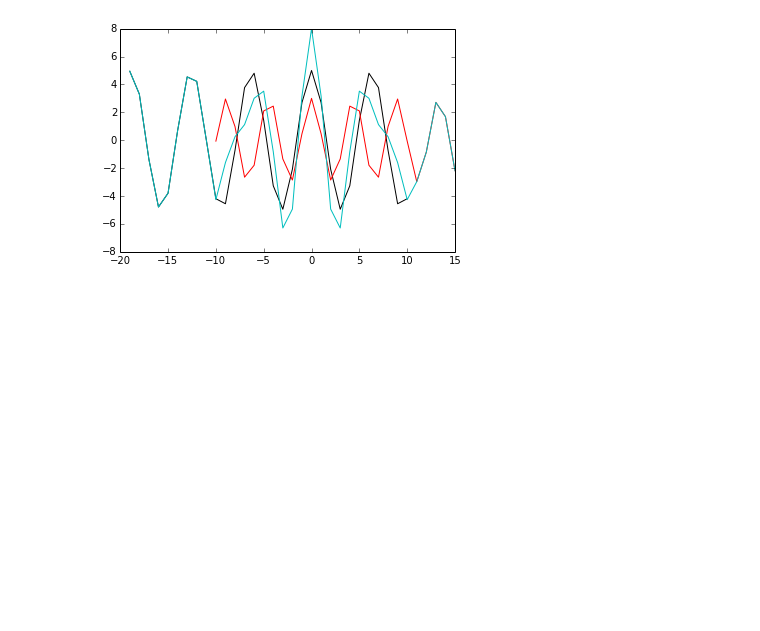
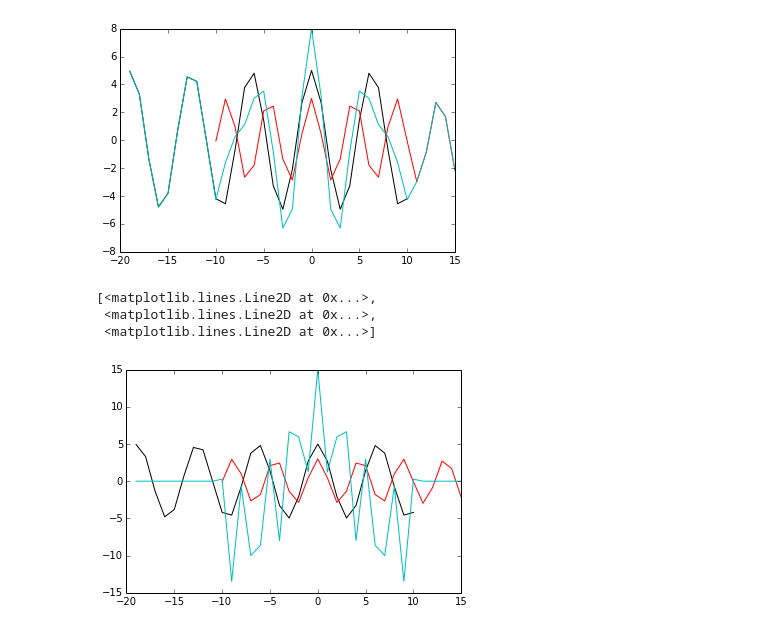
Before and after one commit to zshujon/digital_signal_processing, a Jupyter notebook: 02.discrete_time_signals_and_systems.ipynb, the cells around one changed output. Cells and saved outputs as stored; diff of their text form; code cells hidden in the pictures; blank space fills up the shorter version.

Commit message:
sigfold and sigmult func are added

```diff
--- a/02.discrete_time_signals_and_systems.ipynb
+++ b/02.discrete_time_signals_and_systems.ipynb
@@ -18,6 +18,14 @@ def n_array(n, n1=None):
         else:
             n = arange(n, n1+1)
     return n
+# %%
+def sig_eq(n1, x1, n2, x2):
+    n = arange(min(min(n1), min(n2)), max(max(n1), max(n2))+1)
+    y1 = zeros(len(n))
+    y2 = zeros(len(n))
+    y1[logical_and(n>=min(n1), n<=max(n1)) == 1] = x1
+    y2[logical_and(n>=min(n2), n<=max(n2)) == 1] = x2
+    return y1, y2
 # %%
 def imseq(n1, n2, n0):
     n = n_array(n1, n2)
@@ -63,11 +71,7 @@ p = stem(a, b)
 [figure]
 # %%
 def sigadd(n1, x1, n2, x2):
-    n = arange(min(min(n1), min(n2)), max(max(n1), max(n2))+1)
-    y1 = zeros(len(n))
-    y2 = zeros(len(n))
-    y1[logical_and(n>=min(n1), n<=max(n1)) == 1] = x1
-    y2[logical_and(n>=min(n2), n<=max(n2)) == 1] = x2
+    y1, y2 = sig_eq(n1, x1, n2, x2)
     y = y1 + y2
     return n, y
 n1, x1 = sinusoid(-19, 10, 5)
@@ -79,3 +83,17 @@ plot(n1, x1, 'k', n2, x2, 'r', n, x, 'c')
  <matplotlib.lines.Line2D at 0x...>,
  <matplotlib.lines.Line2D at 0x...>]
 [figure]
+# %%
+def sigmult(n1, x1, n2, x2):
+    y1, y2 = sig_eq(n1, x1, n2, x2)
+    y = y1 * y2
+    return n, y
+n1, x1 = sinusoid(-19, 10, 5)
+n2, x2 = sinusoid(-10, 15, 3, 30)
+n, x = sigadd(n1, x1, n2, x2)
+plot(n1, x1, 'k', n2, x2, 'r', n, x, 'c')
+# %% [output]
+[<matplotlib.lines.Line2D at 0x...>,
+ <matplotlib.lines.Line2D at 0x...>,
+ <matplotlib.lines.Line2D at 0x...>]
+[figure, added]
```
Also changed, not shown: parts of 4 cells of this notebook.
